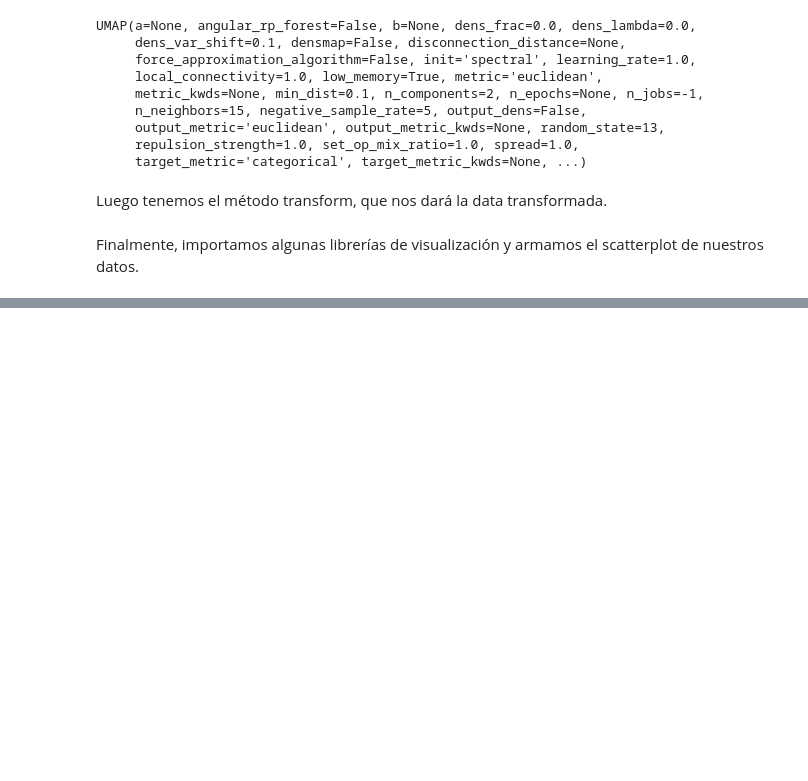
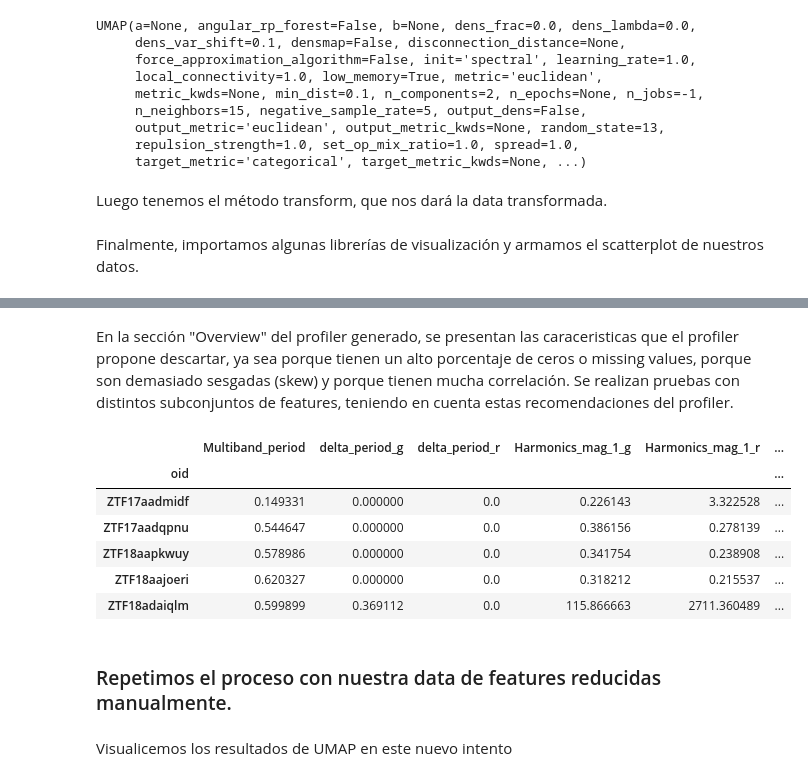
Before and after one commit to matiasvergaras/EL4106-8a, a Jupyter notebook: MP3/UMAP.ipynb, the cells around one changed output, grey strips where cells are left out. Cells and saved outputs as stored; diff of their text form; code cells hidden in the pictures; blank space fills up the shorter version.

Commit message:
Improved UMAP to try with a subset of features

```diff
--- a/MP3/UMAP.ipynb
+++ b/MP3/UMAP.ipynb
@@ -305,0 +326,2 @@ BokehDeprecationWarning: 'legend' keyword is deprecated, use explicit 'legend_la
+# %%
+data = pd.read_csv("augmented_features.csv", index_col=0)
@@ -305,0 +343,48 @@ BokehDeprecationWarning: 'legend' keyword is deprecated, use explicit 'legend_la
+# %% [markdown]
+En la sección "Overview" del profiler generado, se presentan las caraceristicas que el profiler propone descartar, ya sea porque tienen un alto porcentaje de ceros o missing values, porque son demasiado sesgadas (skew) y porque tienen mucha correlación. Se realizan pruebas con distintos subconjuntos de features, teniendo en cuenta estas recomendaciones del profiler.
+# %%
+interest_features = [
+                     'Multiband_period',
+                     'delta_period_g',
+                     'delta_period_r',
+                 #    'GP_DRW_sigma_r', demasiado skew
+                 #    'GP_DRW_tau_g',
+                 #    'GP_DRW_sigma_r',
+                 #    'GP_DRW_tau_r',
+                     'Harmonics_mag_1_g',
+                     'Harmonics_mag_1_r',
+                     'Harmonics_mse_r', # comentar esta da otro conjunto viable
+                     'Harmonics_mse_g', ##
+                     #'Power_rate_1/4', ##
+                     #'AndersonDarling_g', ##
+                     #'AndersonDarling_g' ##
+                     'iqr_g',
+                     'iqr_r',
+                     'Amplitude_g',
+                     'Mean_g',
+                     'Meanvariance_g',
+                     'Amplitude_r',
+                     'Mean_r',
+                     'Meanvariance_r',
+                     'PairSlopeTrend_r',
+                     'target',
+                     'LinearTrend_r',
+                     'ExcessVar_r',
+                     'LinearTrend_g',
+                     'ExcessVar_g'
+
+]
+
+
+data = data[interest_features]
+data.head()
+# %% [output]
+|  | Multiband_period | delta_period_g | delta_period_r | Harmonics_mag_1_g | Harmonics_mag_1_r | ... |
+| oid |  |  |  |  |  | ... |
+| ZTF17aadmidf | 0.149331 | 0.000000 | 0.0 | 0.226143 | 3.322528 | ... |
+| ZTF17aadqpnu | 0.544647 | 0.000000 | 0.0 | 0.386156 | 0.278139 | ... |
+| ZTF18aapkwuy | 0.578986 | 0.000000 | 0.0 | 0.341754 | 0.238908 | ... |
+| ZTF18aajoeri | 0.620327 | 0.000000 | 0.0 | 0.318212 | 0.215537 | ... |
+| ZTF18adaiqlm | 0.599899 | 0.369112 | 0.0 | 115.866663 | 2711.360489 | ... |
+# %% [markdown]
+### Repetimos el proceso con nuestra data de features reducidas manualmente.
@@ -305,0 +398,2 @@ BokehDeprecationWarning: 'legend' keyword is deprecated, use explicit 'legend_la
+# %% [markdown]
+Visualicemos los resultados de UMAP en este nuevo intento
```
Also changed, not shown: parts of 14 cells of this notebook.
